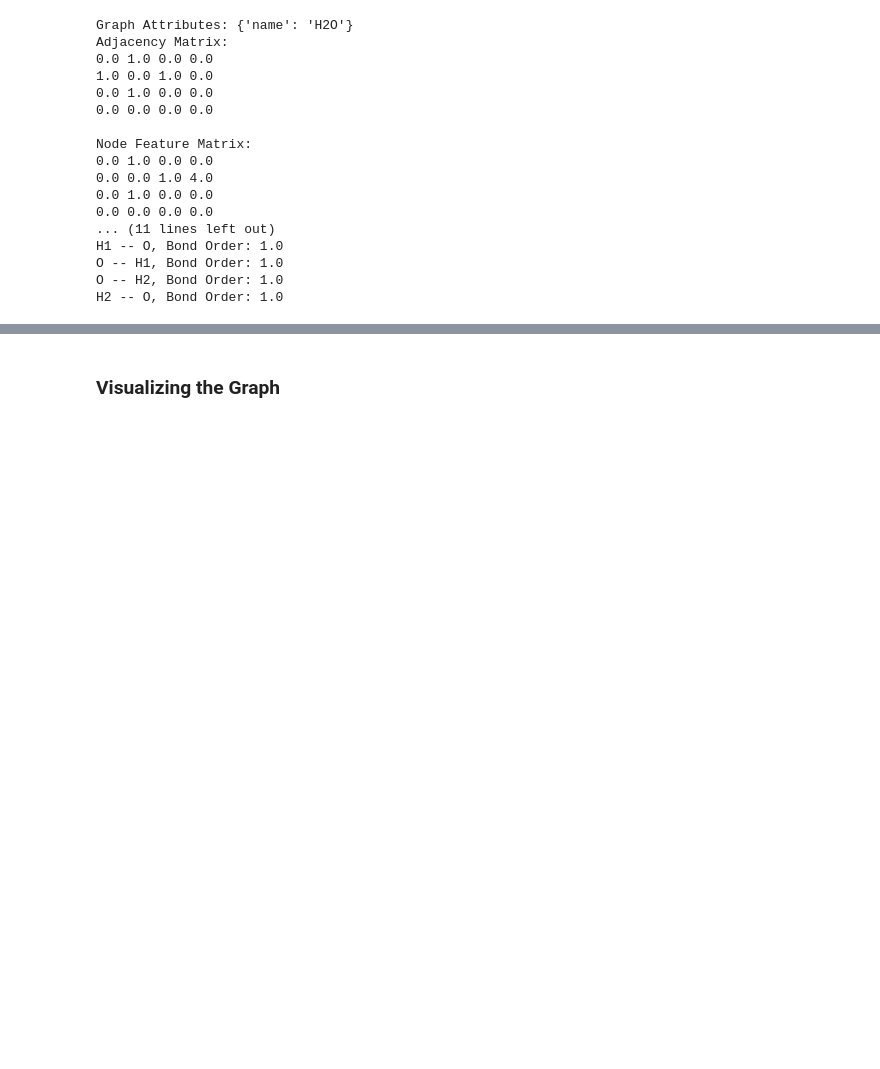
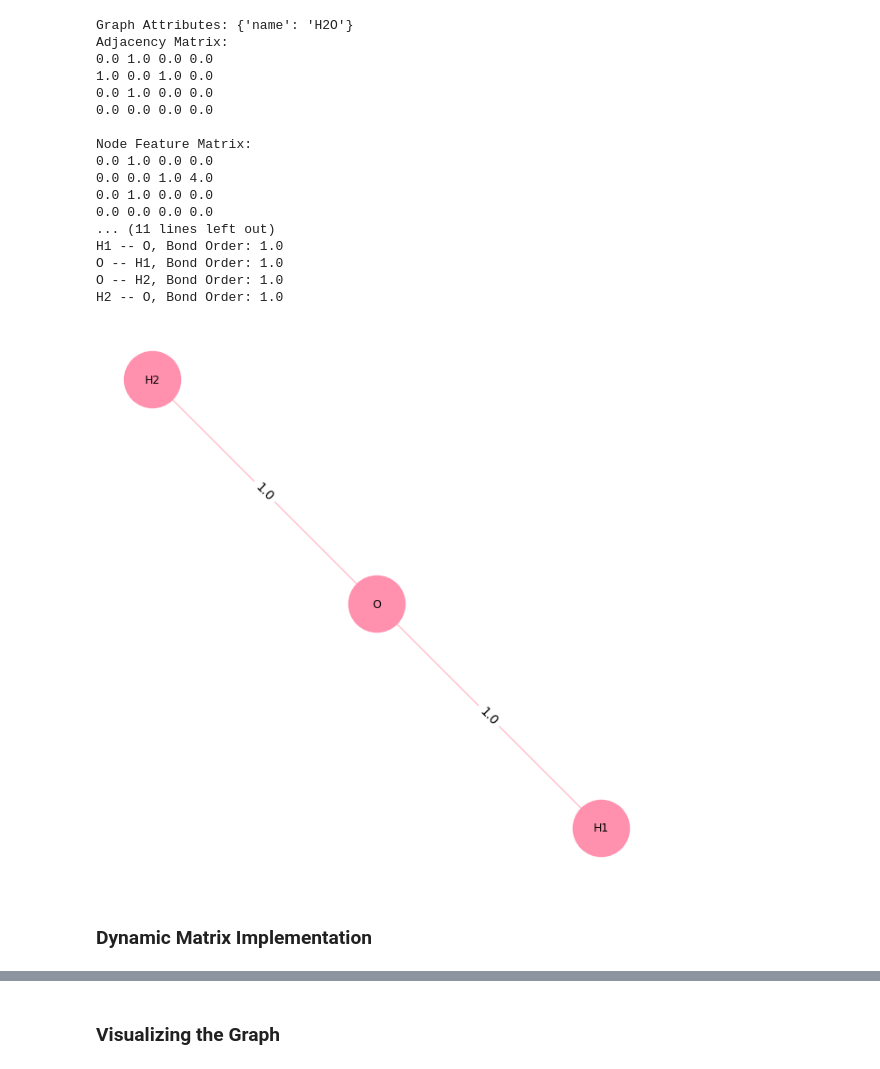
Before and after one commit to dariansal/graphs-deep-learning-explainability, a Jupyter notebook: notebooks/graphs.ipynb, the cells around one changed output, grey strips where cells are left out. Saved outputs shown, nothing was run; the diff lists cells and outputs as text; code cells hidden in the pictures; blank space fills up the shorter version.

```diff
--- a/notebooks/graphs.ipynb
+++ b/notebooks/graphs.ipynb
@@ -185,13 +185,17 @@ class GraphMS: #Graph Matrix Static
         return "\n".join(connections)
 # %%
 graph = GraphMS(max_nodes = 4, max_edges = 8, name="H2O")
+
 
 graph.add_node(dict(label = 'H1', atom = 'H', non_bonding_valence = 0))
 graph.add_node(dict(label = 'O', atom = 'O', non_bonding_valence = 4))
 graph.add_node(dict(label = 'H2', atom = 'H', non_bonding_valence = 0))
 
-graph.add_edge('H1', 'O', dict(bond_order=1)) #or {'bond_order': 1}
-graph.add_edge('H2', 'O', dict(bond_order=1))
+try:
+    graph.add_edge('H1', 'O', dict(bond_order=1)) #or {'bond_order': 1}
+    graph.add_edge('H2', 'O', dict(bond_order=1))
+except ValueError as e:
+    print(e)
 
 print(graph)
 # %% [output]
@@ -212,3 +216,9 @@ H1 -- O, Bond Order: 1.0
 O -- H1, Bond Order: 1.0
 O -- H2, Bond Order: 1.0
 H2 -- O, Bond Order: 1.0
+# %%
+graph.visualize()
+# %% [output]
+[figure, added]
+# %% [markdown]
+### __Dynamic Matrix Implementation__
```
Also changed, not shown: parts of 3 cells of this notebook.
